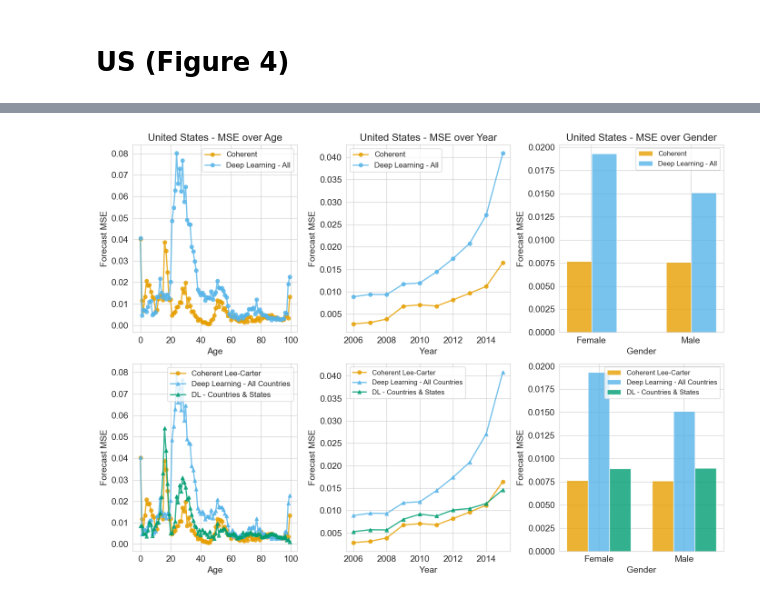
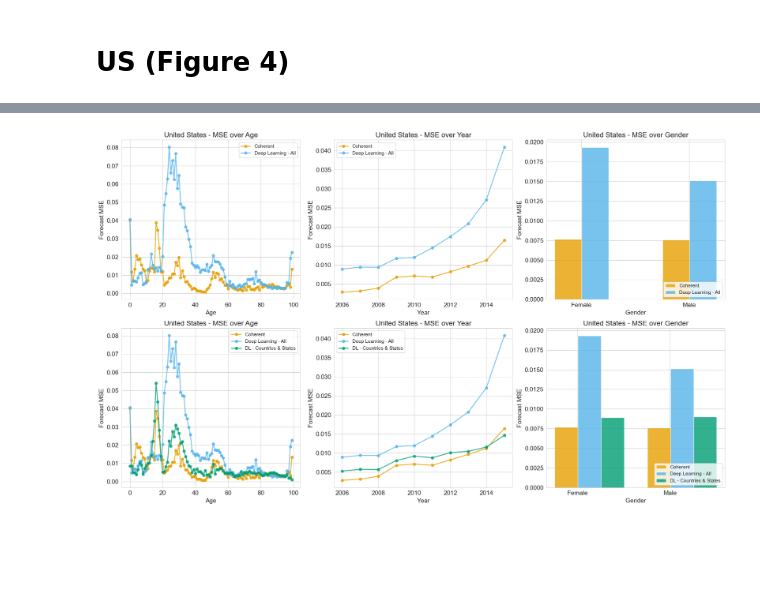
Before and after one commit to paigenpark/deep-mort, a Jupyter notebook: code/create_robust_figures.ipynb, the cells around one changed output, grey strips where cells are left out. Drawn from its saved outputs; the diff is of its cells as text; code cells hidden in the pictures; blank space fills up the shorter version.

Commit message:
finally cleaning up figure file

```diff
--- a/code/create_robust_figures.ipynb
+++ b/code/create_robust_figures.ipynb
@@ -660,101 +454,46 @@ combined_ave_mses_gender = {k: total / count for k, (total, count) in combined.i
 # %%
-#sns.set_style("whitegrid")
-palette = ["#E69F00", "#56B4E9", "#009E73"]
+country_index = 39  # US
+country_name = "United States"
+features = {"Age": 3, "Year": 2, "Gender": 1}
+model_options = [{"Coherent": c_test_divided, "Deep Learning - All": dl_test_divided}, {"Coherent": c_test_divided, "Deep Learning - All": dl_test_divided, "DL - Countries & States": combined_test_divided}]
 
-# Prepare the sorted data
-# For Age
-keys1_age, values1_age = zip(*sorted(c_ave_mses_age.items()))
-keys2_age, values2_age = zip(*sorted(dl_ave_mses_age.items()))
-keys3_age, values3_age = zip(*sorted(combined_ave_mses_age.items()))
-
-# For Year
-keys1_year, values1_year = zip(*sorted((int(k), v) for k, v in c_ave_mses_year.items()))
-keys2_year, values2_year = zip(*sorted((int(k), v) for k, v in dl_ave_mses_year.items()))
-keys3_year, values3_year = zip(*sorted((int(k), v) for k, v in combined_ave_mses_year.items()))
-
-# For Year
-keys1_gender, values1_gender = zip(*sorted(c_ave_mses_gender.items()))
-keys2_gender, values2_gender = zip(*sorted(dl_ave_mses_gender.items()))
-keys3_gender, values3_gender = zip(*sorted(combined_ave_mses_gender.items()))
-
-fig, axes = plt.subplots(2, 3, figsize=(14, 10))  # 2 rows, 3 columns
+fig, axes = plt.subplots(2, 3, figsize=(20, 12), sharey=False)
 axes = axes.flatten()
 
-# --- Top row: Individual country results (e.g., United States) ---
-countries = {"United States": 39}
-features = {"Age": 3, "Year": 2, "Gender": 1}
-
-for idx, (country_name, country_index) in enumerate(countries.items()):
+for m_idx, models in enumerate(model_options):
     for jdx, (feature_name, feature_index) in enumerate(features.items()):
-        avg_mses = compute_avg_mses(country_index, feature_index)
-        ax = axes[idx * len(features) + jdx]  # Corrected indexing
+        avg_mses = compute_avg_mses(country_index, feature_index, models)
+        ax = axes[m_idx * len(features) + jdx]
 
         for i, (label, data) in enumerate(avg_mses.items()):
             keys, values = zip(*sorted(data.items()))
 
-            if feature_index == 1:  # Gender (categorical)
-                x = np.arange(len(keys)) + i * 0.25  # offset bars
+            if feature_index == 1:
+                x = np.arange(len(keys)) + i * 0.25
                 ax.bar(x, values, width=0.25, label=label, alpha=0.8, color=palette[i])
                 gender_labels = ['Female' if k == 0 else 'Male' for k in keys]
                 ax.set_xticks(np.arange(len(keys)) + 0.12)
                 ax.set_xticklabels(gender_labels)
-                ax.legend(fontsize=11, loc='upper right')
+                ax.legend(fontsize=11, loc='lower right', frameon=True)
             else:
                 ax.plot(keys, values, label=label, linestyle='-', marker='o',
                         linewidth=2, alpha=0.8, color=palette[i])
-                ax.legend(fontsize=12, loc='best')
+                ax.legend(fontsize=11, loc='best', frameon=True)
+                ax.xaxis.set_major_formatter(plt.FuncFormatter(lambda x, _: f"{int(x)}"))
 
         ax.set_title(f"{country_name} - MSE over {feature_name}")
-        ax.set_xlabel(feature_name, fontsize=14)
-        ax.set_ylabel("Forecast MSE", fontsize=14)
-
-# --- Bottom row: Combined model comparisons ---
-# Age
-axes[3].plot(keys1_age, values1_age, label="Coherent Lee-Carter", color=palette[0], linestyle='-', marker='o', linewidth=2, alpha=0.8)
-axes[3].plot(keys2_age, values2_age, label="Deep Learning - All Countries", color=palette[1], linestyle='-', marker='^', linewidth=2, alpha=0.8)
-axes[3].plot(keys3_age, values3_age, label="DL - Countries & States", color=palette[2], linestyle='-', marker='^', linewidth=2, alpha=0.8)
-axes[3].set_xlabel("Age", fontsize=14)
-axes[3].set_ylabel("Forecast MSE", fontsize=14)
-axes[3].legend(fontsize=12)
-
-# Year
-axes[4].plot(keys1_year, values1_year, label="Coherent Lee-Carter", color=palette[0], linestyle='-', marker='o', linewidth=2, alpha=0.8)
-axes[4].plot(keys2_year, values2_year, label="Deep Learning - All Countries", color=palette[1], linestyle='-', marker='^', linewidth=2, alpha=0.8)
-axes[4].plot(keys3_year, values3_year, label="DL - Countries & States", color=palette[2], linestyle='-', marker='^', linewidth=2, alpha=0.8)
-axes[4].set_xlabel("Year", fontsize=14)
-axes[4].set_ylabel("Forecast MSE", fontsize=14)
-axes[4].legend(fontsize=11)
-
-# Gender
-ax = axes[5]
-keys = list(keys1_gender)  # should be [0, 1]
-x = np.arange(len(keys))
-
-bar_width = 0.25
-
-# Offset each set of bars
-ax.bar(x - bar_width, values1_gender, width=bar_width, label="Coherent Lee-Carter", color=palette[0], alpha=0.8)
-ax.bar(x, values2_gender, width=bar_width, label="Deep Learning - All Countries", color=palette[1], alpha=0.8)
-ax.bar(x + bar_width, values3_gender, width=bar_width, label="DL - Countries & States", color=palette[2], alpha=0.8)
-
-# Labeling
-gender_labels = ['Female' if k == 0 else 'Male' for k in keys]
-ax.set_xticks(x)
-ax.set_xticklabels(gender_labels)
-
-ax.set_xlabel("Gender", fontsize=14)
-ax.set_ylabel("Forecast MSE", fontsize=14)
-ax.legend(fontsize=11)
+        ax.set_xlabel(feature_name)
+        ax.set_ylabel("Forecast MSE")
 
 plt.tight_layout()
-plt.savefig("../results/combined_us_july.pdf", format="pdf", bbox_inches="tight")
+plt.savefig("../results/us_test_fig.pdf", format="pdf", bbox_inches="tight")
 plt.rcParams.update({
     'axes.titlesize': 16,
     'axes.labelsize': 14,
     'legend.fontsize': 10,
     'xtick.labelsize': 14,
     'ytick.labelsize': 14
 })
 plt.show()
 # %% [output]
-[figure, old version]
+[figure, new version]
```
Also changed, not shown: parts of 13 cells of this notebook, 1 other file.
